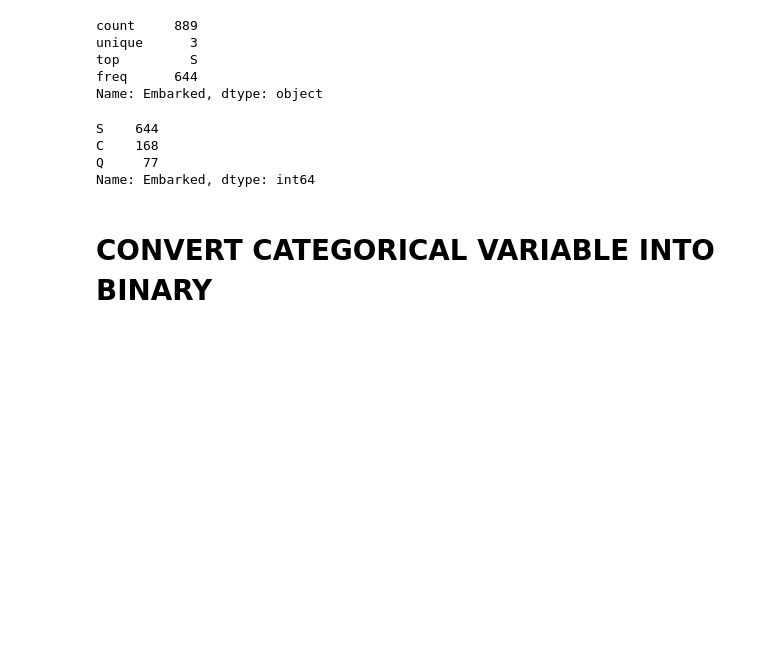
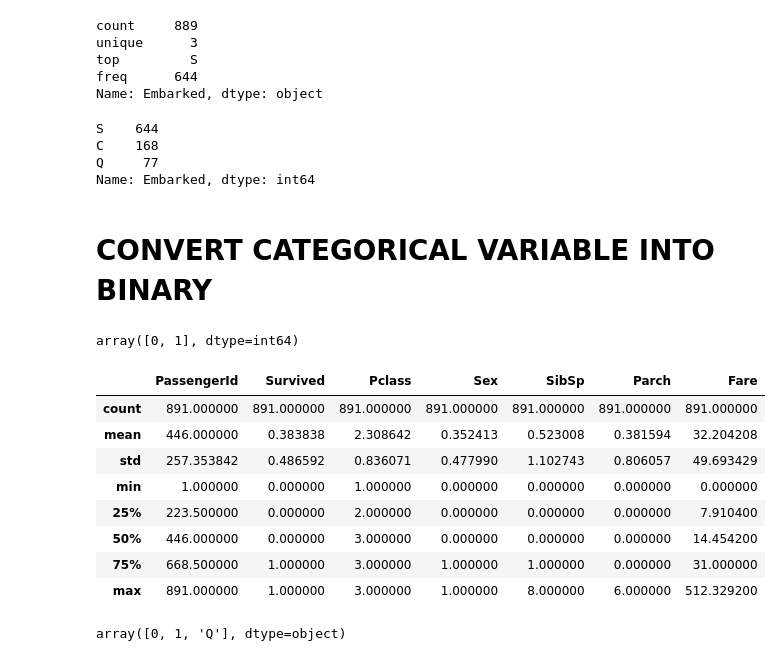
Before and after one commit to PRkudupu/Titanic-ML-Disaster, a Jupyter notebook: Survival.ipynb, the cells around one changed output. Cells and saved outputs as stored; diff of their text form; code cells hidden in the pictures; blank space fills up the shorter version.

Commit message:
convert categorical code into binary

```diff
--- a/Survival.ipynb
+++ b/Survival.ipynb
@@ -393,3 +393,34 @@ Name: Embarked, dtype: int64
 titanic_df["Embarked"].fillna('S',inplace=True)
 # %% [markdown]
 # CONVERT CATEGORICAL VARIABLE INTO BINARY
+# %%
+
+titanic_df.loc[titanic_df['Sex'] == 'male','Sex'] = 0
+titanic_df.loc[titanic_df['Sex'] == 'female','Sex'] = 1
+# %%
+titanic_df['Sex'].unique()
+# This shows the numerical values prese in sex
+# %% [output]
+array([0, 1], dtype=int64)
+# %%
+titanic_df.describe()
+# %% [output]
+|  | PassengerId | Survived | Pclass | Sex | SibSp | Parch | Fare |
+| count | 891.000000 | 891.000000 | 891.000000 | 891.000000 | 891.000000 | 891.000000 | 891.000000 |
+| mean | 446.000000 | 0.383838 | 2.308642 | 0.352413 | 0.523008 | 0.381594 | 32.204208 |
+| std | 257.353842 | 0.486592 | 0.836071 | 0.477990 | 1.102743 | 0.806057 | 49.693429 |
+| min | 1.000000 | 0.000000 | 1.000000 | 0.000000 | 0.000000 | 0.000000 | 0.000000 |
+| 25% | 223.500000 | 0.000000 | 2.000000 | 0.000000 | 0.000000 | 0.000000 | 7.910400 |
+| 50% | 446.000000 | 0.000000 | 3.000000 | 0.000000 | 0.000000 | 0.000000 | 14.454200 |
+| 75% | 668.500000 | 1.000000 | 3.000000 | 1.000000 | 1.000000 | 0.000000 | 31.000000 |
+| max | 891.000000 | 1.000000 | 3.000000 | 1.000000 | 8.000000 | 6.000000 | 512.329200 |
+# %%
+#Convert embarked into binary variable
+#Convert "S" to 0, "c" to 1 and "Q to 2 in Embarked column
+titanic_df.loc[titanic_df["Embarked"] == "S", "Embarked"] = 0
+titanic_df.loc[titanic_df["Embarked"] == "C", "Embarked"] = 1
+titanic_df.loc[titanic_df["Embarked"] == "C", "Embarked"] = 2
+
+titanic_df.Embarked.unique()
+# %% [output]
+array([0, 1, 'Q'], dtype=object)
```
Also changed, not shown: parts of 1 cell of this notebook.
